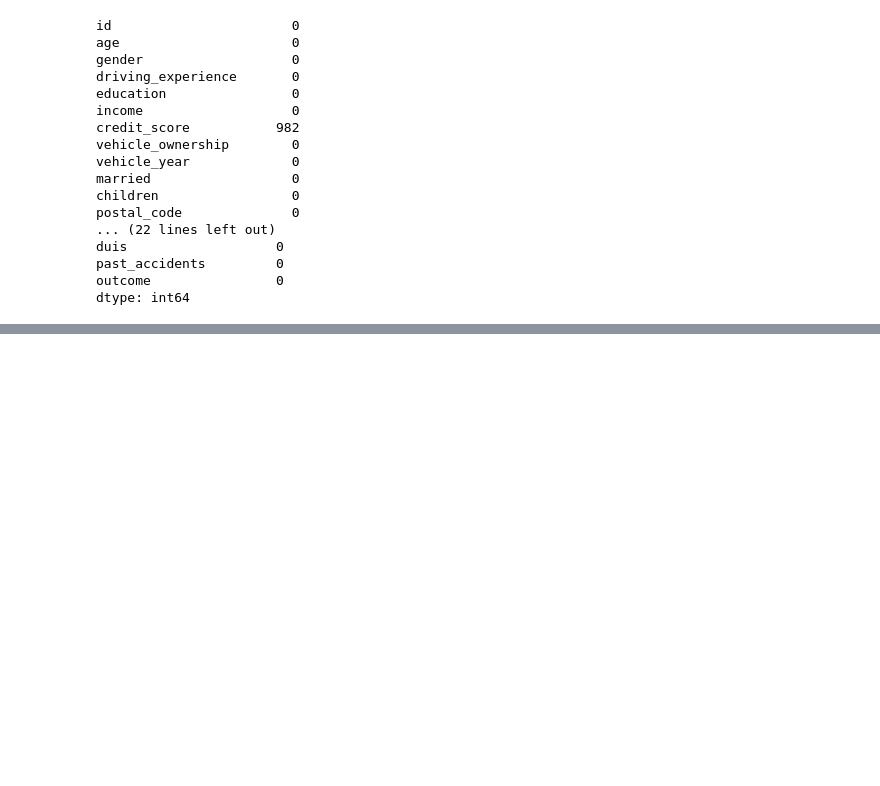
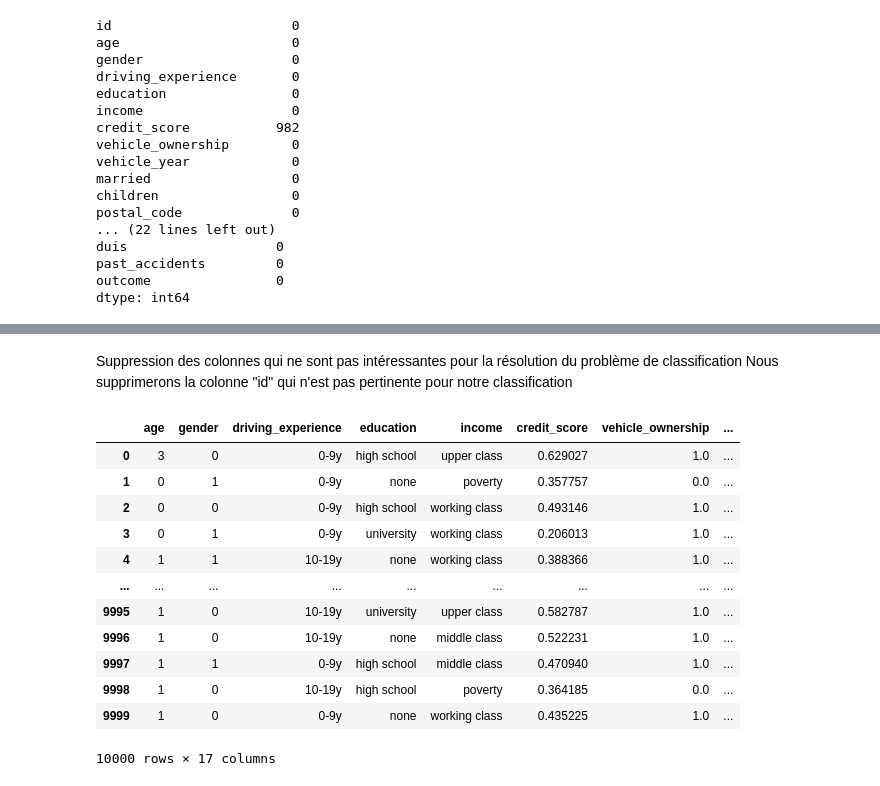
Before and after one commit to eightdoteightdoteightdoteight/Projet_Datascience, a Jupyter notebook: Data.ipynb, the cells around one changed output, grey strips where cells are left out. Saved outputs shown, nothing was run; the diff lists cells and outputs as text; code cells hidden in the pictures; blank space fills up the shorter version.

```diff
--- a/Data.ipynb
+++ b/Data.ipynb
@@ -94,0 +107,19 @@ dtype: int64
+# %% [markdown]
+Suppression des colonnes qui ne sont pas intéressantes pour la résolution du problème de classification
+Nous supprimerons la colonne "id" qui n'est pas pertinente pour notre classification
+# %%
+df.drop(columns=['id'])
+# %% [output]
+|  | age | gender | driving_experience | education | income | credit_score | vehicle_ownership | ... |
+| 0 | 3 | 0 | 0-9y | high school | upper class | 0.629027 | 1.0 | ... |
+| 1 | 0 | 1 | 0-9y | none | poverty | 0.357757 | 0.0 | ... |
+| 2 | 0 | 0 | 0-9y | high school | working class | 0.493146 | 1.0 | ... |
+| 3 | 0 | 1 | 0-9y | university | working class | 0.206013 | 1.0 | ... |
+| 4 | 1 | 1 | 10-19y | none | working class | 0.388366 | 1.0 | ... |
+| ... | ... | ... | ... | ... | ... | ... | ... | ... |
+| 9995 | 1 | 0 | 10-19y | university | upper class | 0.582787 | 1.0 | ... |
+| 9996 | 1 | 0 | 10-19y | none | middle class | 0.522231 | 1.0 | ... |
+| 9997 | 1 | 1 | 0-9y | high school | middle class | 0.470940 | 1.0 | ... |
+| 9998 | 1 | 0 | 10-19y | high school | poverty | 0.364185 | 0.0 | ... |
+| 9999 | 1 | 0 | 0-9y | none | working class | 0.435225 | 1.0 | ... |
+10000 rows × 17 columns
```
Also changed, not shown: parts of 12 cells of this notebook.
